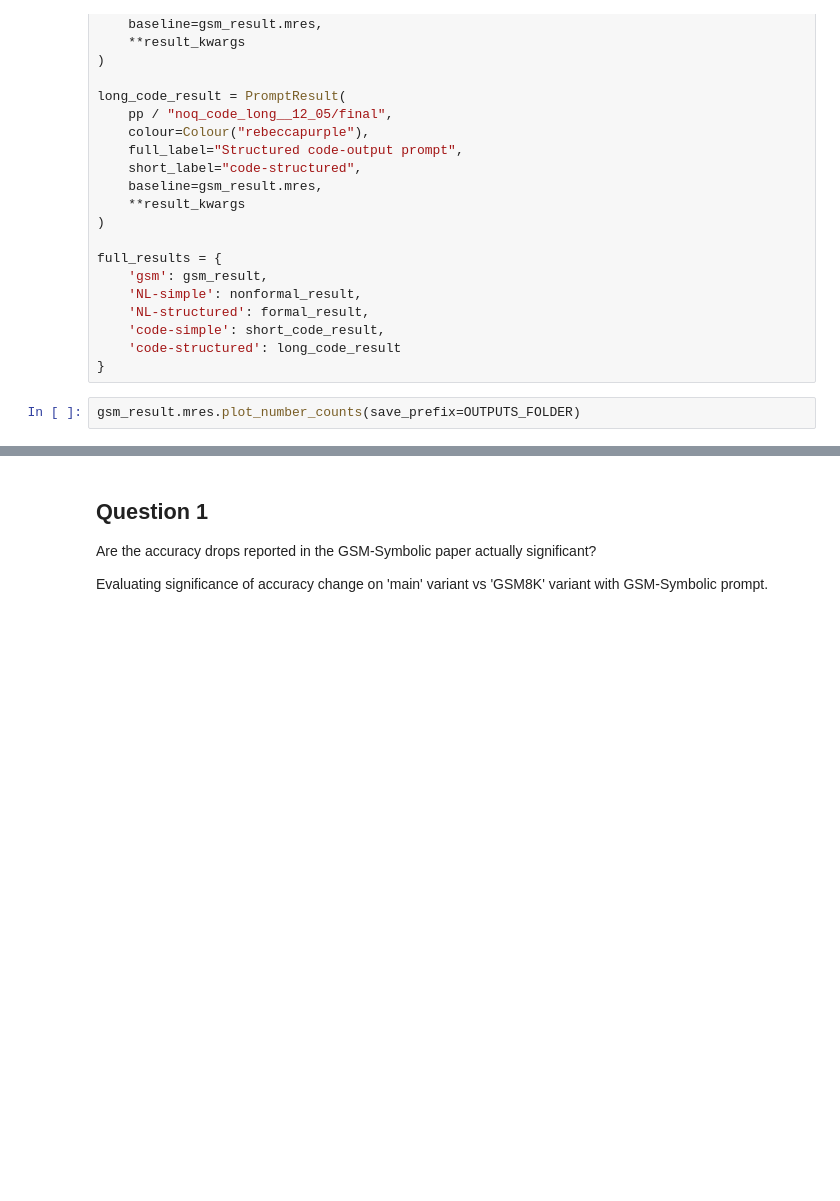
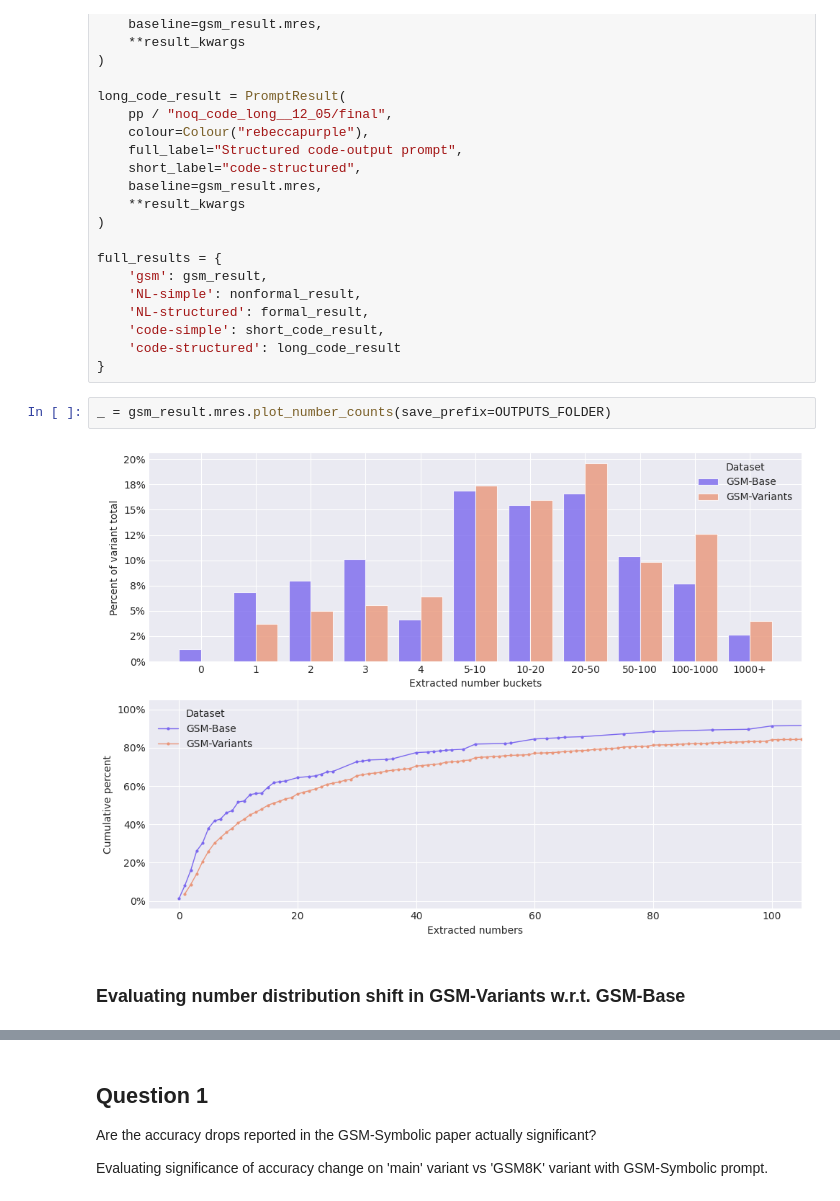
Before and after one commit to the-mysh/gsm-symbolic-benchmarking, a Jupyter notebook: notebooks/full_results.ipynb, the cells around one changed output, grey strips where cells are left out. Saved outputs shown, nothing was run; the diff lists cells and outputs as text; blank space fills up the shorter version.

Commit message:
Cleaned up full results notebook

```diff
--- a/notebooks/full_results.ipynb
+++ b/notebooks/full_results.ipynb
@@ -93,7 +105,11 @@ full_results = {
     'code-structured': long_code_result
 }
 # %%
-gsm_result.mres.plot_number_counts(save_prefix=OUTPUTS_FOLDER)
+_ = gsm_result.mres.plot_number_counts(save_prefix=OUTPUTS_FOLDER)
+# %% [output]
+[figure, added]
+# %% [markdown]
+### Evaluating number distribution shift in GSM-Variants w.r.t. GSM-Base
 # %%
 number_counts = gsm_result.mres.get_number_counts()[0]
 numeric_index = pd.to_numeric(number_counts.index)
```
Also changed, not shown: parts of 29 cells of this notebook, 1 other file.
